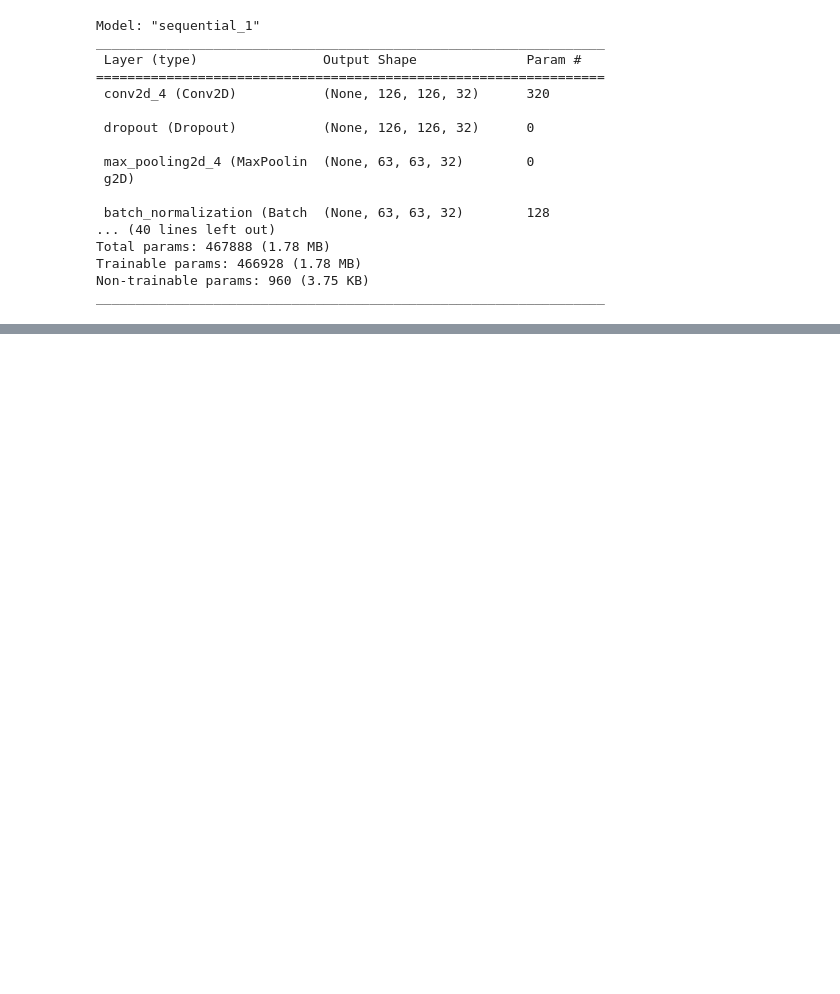
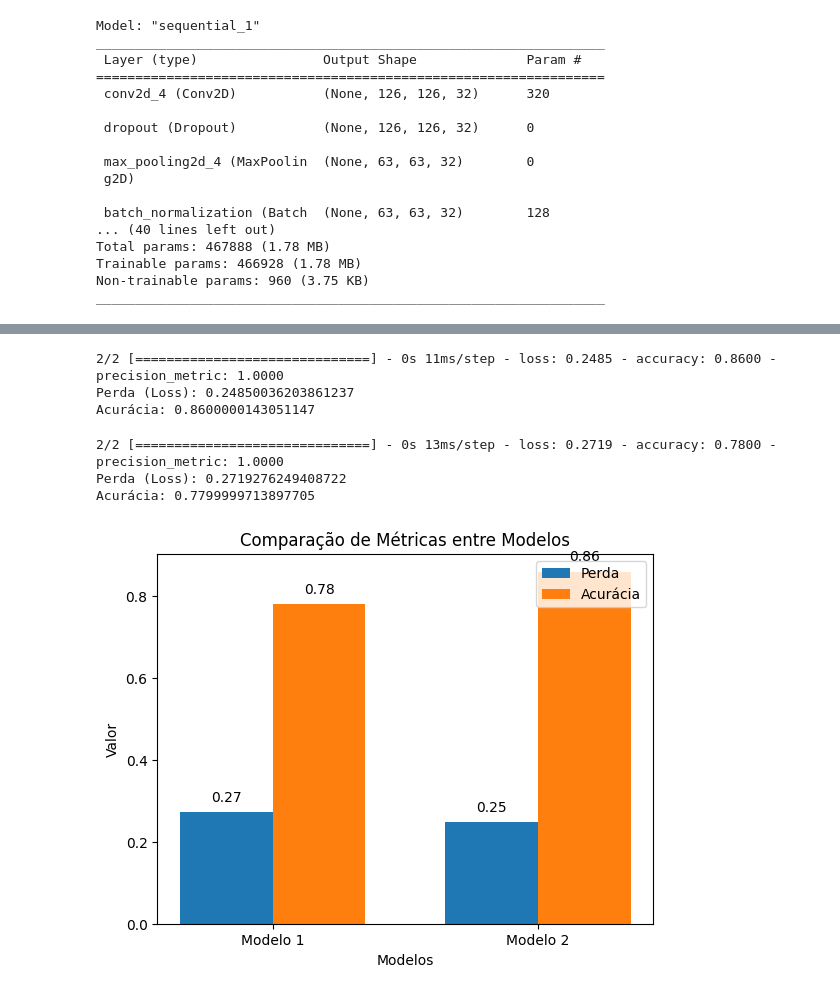
Before and after one commit to andradec/ReconhecimentoFacial, a Jupyter notebook: ReconhecimentoFacial_IAGenerativa.ipynb, the cells around one changed output, grey strips where cells are left out. Drawn from its saved outputs; the diff is of its cells as text; code cells hidden in the pictures; blank space fills up the shorter version.

```diff
--- a/ReconhecimentoFacial_IAGenerativa.ipynb
+++ b/ReconhecimentoFacial_IAGenerativa.ipynb
@@ -422,3 +418,40 @@ from sklearn.metrics import precision_score
+# %%
+resultado2 = model2.evaluate(images_test, conjunto_imagens)
+print("Perda (Loss):", resultado2[0])
+print("Acurácia:", resultado2[1])
+# %% [output]
+2/2 [==============================] - 0s 11ms/step - loss: 0.2485 - accuracy: 0.8600 - precision_metric: 1.0000
+Perda (Loss): 0.24850036203861237
+Acurácia: 0.8600000143051147
+# %%
+resultado1 = model1.evaluate(images_test, conjunto_imagens)
+print("Perda (Loss):", resultado1[0])
+print("Acurácia:", resultado1[1])
+# %% [output]
+2/2 [==============================] - 0s 13ms/step - loss: 0.2719 - accuracy: 0.7800 - precision_metric: 1.0000
+Perda (Loss): 0.2719276249408722
+Acurácia: 0.7799999713897705
+# %%
+modelos = ['Modelo 1', 'Modelo 2']
+perda = [resultado1[0], resultado2[0]]
+acuracia = [resultado1[1], resultado2[1]]
+largura_barra = 0.35
+indices = range(len(modelos))
+fig, ax = plt.subplots()
+barra_perda = ax.bar(indices, perda, largura_barra, label='Perda')
+barra_acuracia = ax.bar([p + largura_barra for p in indices], acuracia, largura_barra, label='Acurácia')
+ax.set_xlabel('Modelos')
+ax.set_ylabel('Valor')
+ax.set_title('Comparação de Métricas entre Modelos')
+ax.set_xticks([p + largura_barra / 2 for p in indices])
+ax.set_xticklabels(modelos)
+ax.legend()
+for i in range(len(perda)):
+    ax.text(i, perda[i] + 0.02, round(perda[i], 2), ha='center', va='bottom')
+    ax.text(i + largura_barra, acuracia[i] + 0.02, round(acuracia[i], 2), ha='center', va='bottom')
+plt.show()
+# %% [output]
+[figure, added]
 # %%
 def model1_predictions(img_number):
   model1_prediction = model1.predict(images_test[img_number].reshape(1, 128, 128, 1))
```
Also changed, not shown: parts of 18 cells of this notebook.
